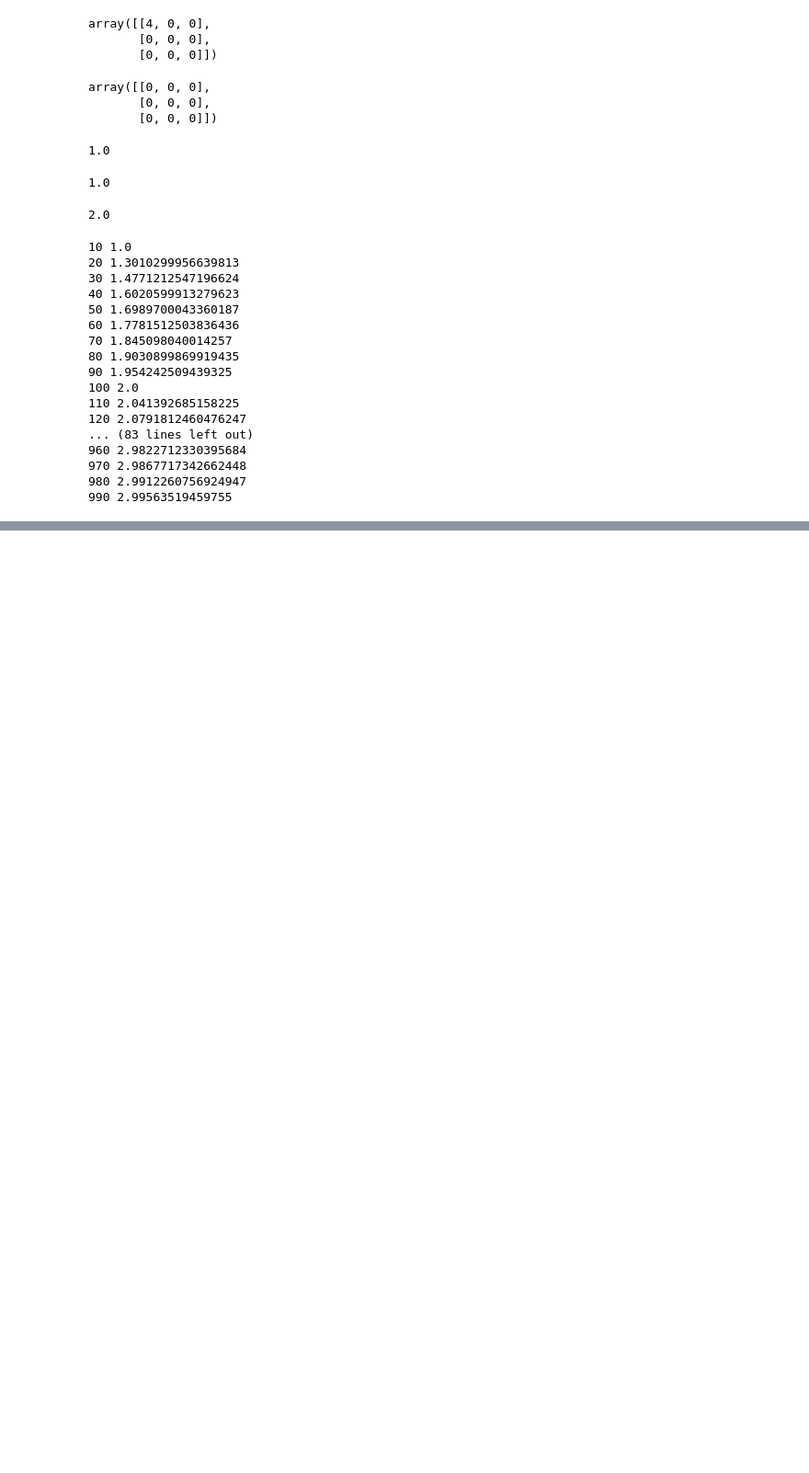
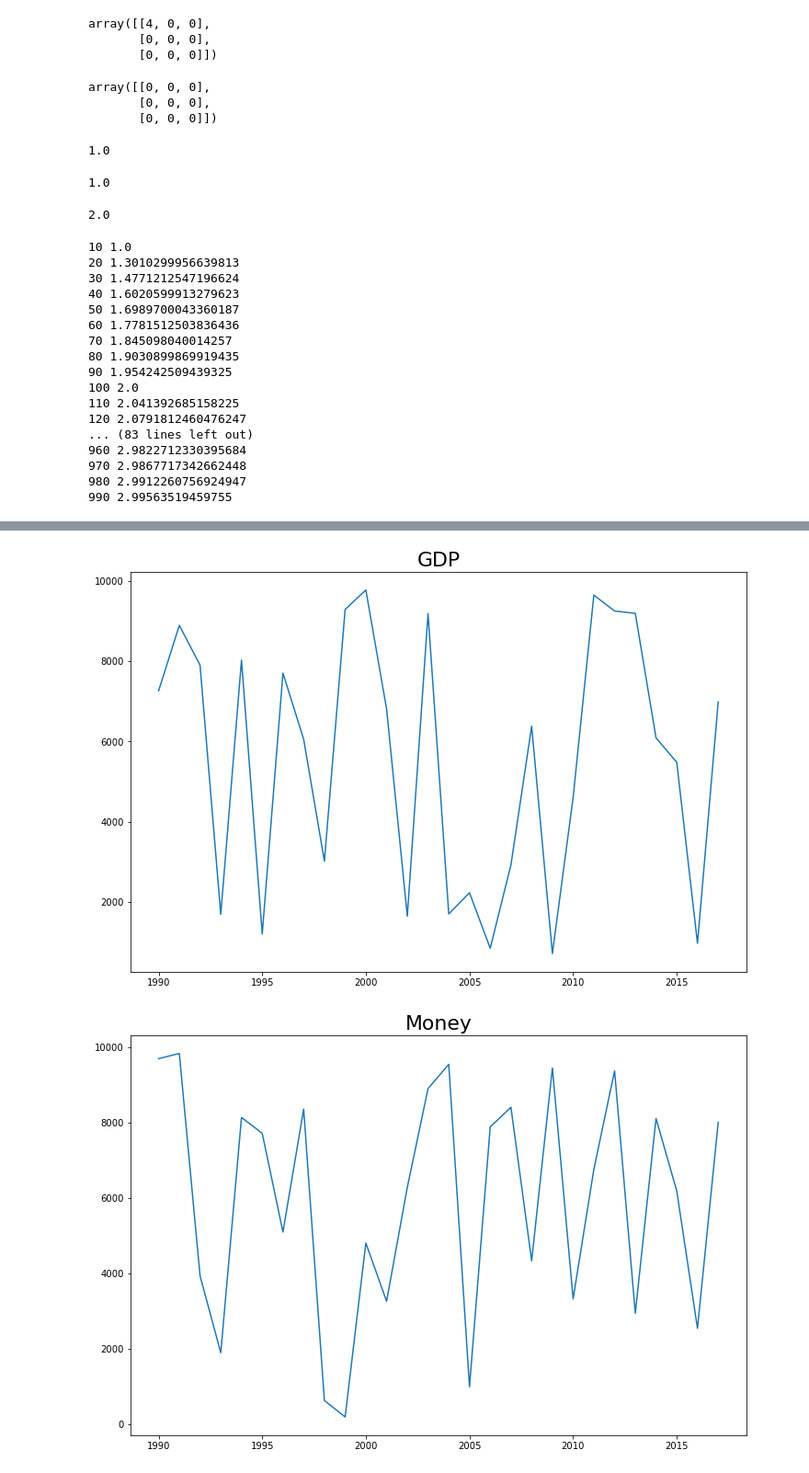
Before and after one commit to cadenwurzbacher/Computational-Economics-Submissions, a Jupyter notebook: ICP/ICP 4.ipynb, the cells around one changed output, grey strips where cells are left out. Shown at 92% size. Cells and saved outputs as stored; diff of their text form; code cells hidden in the pictures; blank space fills up the shorter version.

```diff
--- a/ICP/ICP 4.ipynb
+++ b/ICP/ICP 4.ipynb
@@ -171,0 +417,10 @@ for i in range(10, 1000, 10):
+# %%
+for key in macro_df:
+    fig, ax = plt.subplots(figsize = (12,8))
+    macro_df[key].plot.line()
+    plt.title(key, fontsize = 22)
+    plt.show
+    plt.close
+# %% [output]
+[figure, added]
+[figure, added]
```
Also changed, not shown: parts of 30 cells of this notebook, 1 other file.
